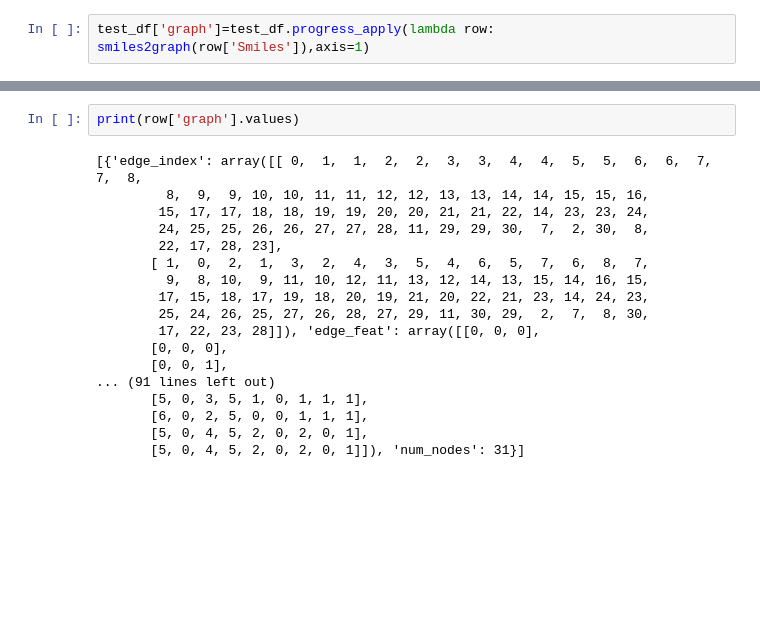
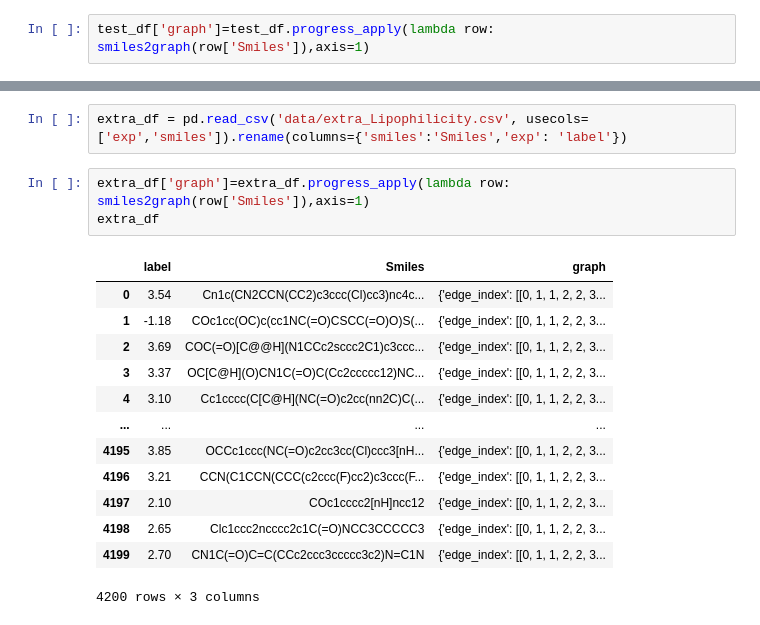
Before and after one commit to simonlevine/molecular-GNN, a Jupyter notebook: pipeline.ipynb, the cells around one changed output, grey strips where cells are left out. Cells and saved outputs as stored; diff of their text form; blank space fills up the shorter version.

```diff
--- a/pipeline.ipynb
+++ b/pipeline.ipynb
@@ -51,20 +47,19 @@ row
-# %%
-print(row['graph'].values)
-# %% [output]
-[{'edge_index': array([[ 0,  1,  1,  2,  2,  3,  3,  4,  4,  5,  5,  6,  6,  7,  7,  8,
-         8,  9,  9, 10, 10, 11, 11, 12, 12, 13, 13, 14, 14, 15, 15, 16,
-        15, 17, 17, 18, 18, 19, 19, 20, 20, 21, 21, 22, 14, 23, 23, 24,
-        24, 25, 25, 26, 26, 27, 27, 28, 11, 29, 29, 30,  7,  2, 30,  8,
-        22, 17, 28, 23],
-       [ 1,  0,  2,  1,  3,  2,  4,  3,  5,  4,  6,  5,  7,  6,  8,  7,
-         9,  8, 10,  9, 11, 10, 12, 11, 13, 12, 14, 13, 15, 14, 16, 15,
-        17, 15, 18, 17, 19, 18, 20, 19, 21, 20, 22, 21, 23, 14, 24, 23,
-        25, 24, 26, 25, 27, 26, 28, 27, 29, 11, 30, 29,  2,  7,  8, 30,
-        17, 22, 23, 28]]), 'edge_feat': array([[0, 0, 0],
-       [0, 0, 0],
-       [0, 0, 1],
-... (91 lines left out)
-       [5, 0, 3, 5, 1, 0, 1, 1, 1],
-       [6, 0, 2, 5, 0, 0, 1, 1, 1],
-       [5, 0, 4, 5, 2, 0, 2, 0, 1],
-       [5, 0, 4, 5, 2, 0, 2, 0, 1]]), 'num_nodes': 31}]
+# %%
+extra_df = pd.read_csv('data/extra_Lipophilicity.csv', usecols=['exp','smiles']).rename(columns={'smiles':'Smiles','exp': 'label'})
+# %%
+extra_df['graph']=extra_df.progress_apply(lambda row: smiles2graph(row['Smiles']),axis=1)
+extra_df
+# %% [output]
+|  | label | Smiles | graph |
+| 0 | 3.54 | Cn1c(CN2CCN(CC2)c3ccc(Cl)cc3)nc4c... | {'edge_index': [[0, 1, 1, 2, 2, 3... |
+| 1 | -1.18 | COc1cc(OC)c(cc1NC(=O)CSCC(=O)O)S(... | {'edge_index': [[0, 1, 1, 2, 2, 3... |
+| 2 | 3.69 | COC(=O)[C@@H](N1CCc2sccc2C1)c3ccc... | {'edge_index': [[0, 1, 1, 2, 2, 3... |
+| 3 | 3.37 | OC[C@H](O)CN1C(=O)C(Cc2ccccc12)NC... | {'edge_index': [[0, 1, 1, 2, 2, 3... |
+| 4 | 3.10 | Cc1cccc(C[C@H](NC(=O)c2cc(nn2C)C(... | {'edge_index': [[0, 1, 1, 2, 2, 3... |
+| ... | ... | ... | ... |
+| 4195 | 3.85 | OCCc1ccc(NC(=O)c2cc3cc(Cl)ccc3[nH... | {'edge_index': [[0, 1, 1, 2, 2, 3... |
+| 4196 | 3.21 | CCN(C1CCN(CCC(c2ccc(F)cc2)c3ccc(F... | {'edge_index': [[0, 1, 1, 2, 2, 3... |
+| 4197 | 2.10 | COc1cccc2[nH]ncc12 | {'edge_index': [[0, 1, 1, 2, 2, 3... |
+| 4198 | 2.65 | Clc1ccc2ncccc2c1C(=O)NCC3CCCCC3 | {'edge_index': [[0, 1, 1, 2, 2, 3... |
+| 4199 | 2.70 | CN1C(=O)C=C(CCc2ccc3ccccc3c2)N=C1N | {'edge_index': [[0, 1, 1, 2, 2, 3... |
+4200 rows × 3 columns
```
Also changed, not shown: parts of 18 cells of this notebook, 30 other files.
